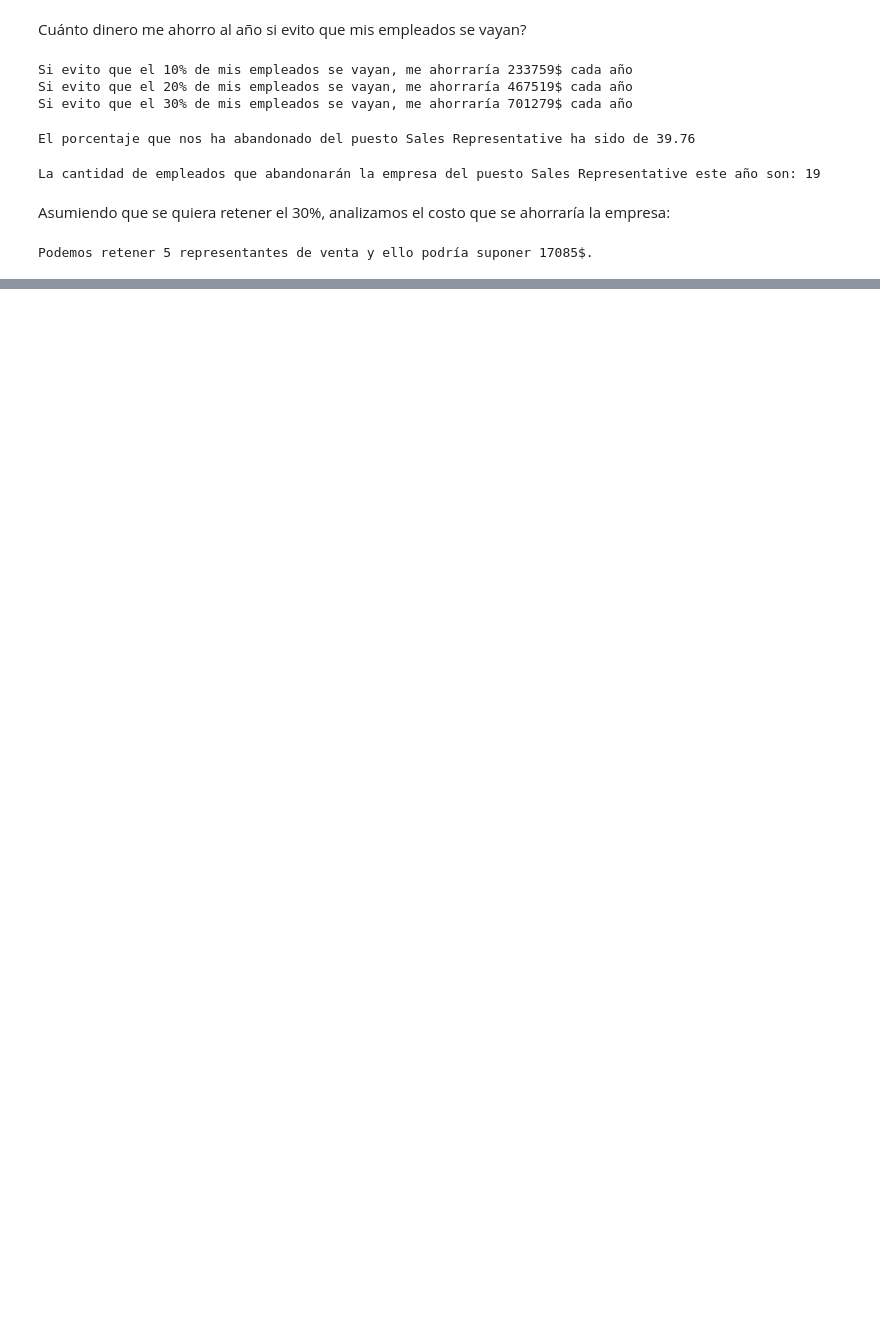
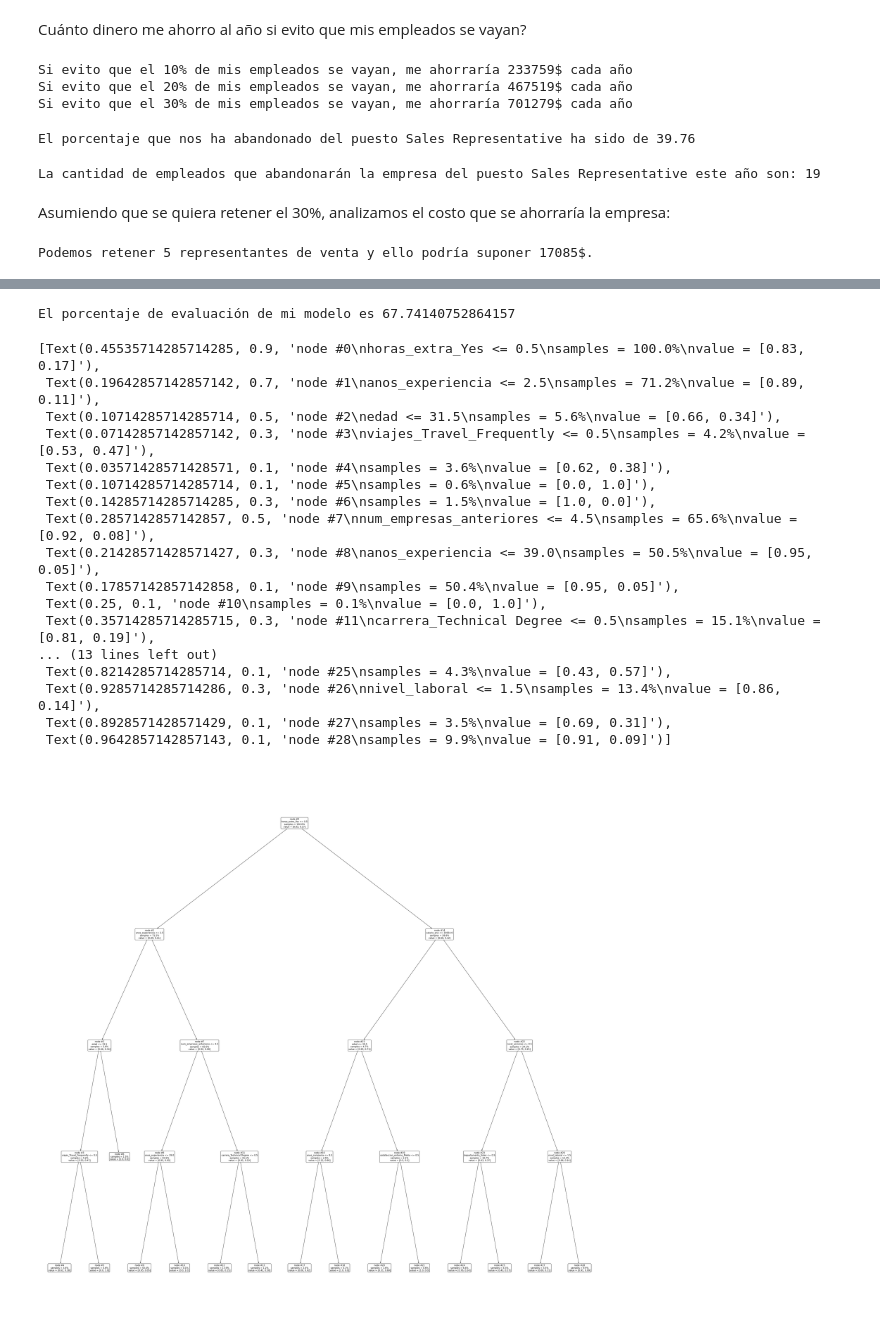
Before and after one commit to emontoyab/Proyecto, a Jupyter notebook: Proyecto.ipynb, the cells around one changed output, grey strips where cells are left out. Saved outputs shown, nothing was run; the diff lists cells and outputs as text; code cells hidden in the pictures; blank space fills up the shorter version.

Commit message:
feat: Modelo ML

```diff
--- a/Proyecto.ipynb
+++ b/Proyecto.ipynb
@@ -300,0 +346,10 @@ Podemos retener 5 representantes de venta y ello podría suponer 17085$.
+# %%
+df_ml = pd.concat([cat_ohe,num], axis = 1)
+# %%
+# Separación de variables predictoras
+x = df_ml.drop(columns = 'abandono')
+y = df_ml['abandono']
+# %%
+from sklearn.model_selection import train_test_split
+
+train_x, test_x, train_y, test_y = train_test_split(x,y,test_size=0.3)
@@ -300,0 +358,8 @@ Podemos retener 5 representantes de venta y ello podría suponer 17085$.
+# %%
+from sklearn.tree import DecisionTreeClassifier
+
+# Instanciar
+ac = DecisionTreeClassifier(max_depth = 4)
+
+#Entrenar
+ac.fit(train_x, train_y)
@@ -300,0 +383,39 @@ Podemos retener 5 representantes de venta y ello podría suponer 17085$.
+# %%
+#Evaluar
+from sklearn.metrics import roc_auc_score
+
+eva = roc_auc_score(test_y,pred)
+print(f'El porcentaje de evaluación de mi modelo es {eva*100}')
+# %% [output]
+El porcentaje de evaluación de mi modelo es 67.74140752864157
+# %%
+from sklearn.tree import plot_tree
+
+plt.figure(figsize = (50,50))
+
+plot_tree(ac,
+          feature_names = test_x.columns,
+          impurity = False,
+          node_ids = True,
+          proportion = True,
+          rounded = True,
+          precision = 2)
+# %% [output]
+[Text(0.45535714285714285, 0.9, 'node #0\nhoras_extra_Yes <= 0.5\nsamples = 100.0%\nvalue = [0.83, 0.17]'),
+ Text(0.19642857142857142, 0.7, 'node #1\nanos_experiencia <= 2.5\nsamples = 71.2%\nvalue = [0.89, 0.11]'),
+ Text(0.10714285714285714, 0.5, 'node #2\nedad <= 31.5\nsamples = 5.6%\nvalue = [0.66, 0.34]'),
+ Text(0.07142857142857142, 0.3, 'node #3\nviajes_Travel_Frequently <= 0.5\nsamples = 4.2%\nvalue = [0.53, 0.47]'),
+ Text(0.03571428571428571, 0.1, 'node #4\nsamples = 3.6%\nvalue = [0.62, 0.38]'),
+ Text(0.10714285714285714, 0.1, 'node #5\nsamples = 0.6%\nvalue = [0.0, 1.0]'),
+ Text(0.14285714285714285, 0.3, 'node #6\nsamples = 1.5%\nvalue = [1.0, 0.0]'),
+ Text(0.2857142857142857, 0.5, 'node #7\nnum_empresas_anteriores <= 4.5\nsamples = 65.6%\nvalue = [0.92, 0.08]'),
+ Text(0.21428571428571427, 0.3, 'node #8\nanos_experiencia <= 39.0\nsamples = 50.5%\nvalue = [0.95, 0.05]'),
+ Text(0.17857142857142858, 0.1, 'node #9\nsamples = 50.4%\nvalue = [0.95, 0.05]'),
+ Text(0.25, 0.1, 'node #10\nsamples = 0.1%\nvalue = [0.0, 1.0]'),
+ Text(0.35714285714285715, 0.3, 'node #11\ncarrera_Technical Degree <= 0.5\nsamples = 15.1%\nvalue = [0.81, 0.19]'),
+... (13 lines left out)
+ Text(0.8214285714285714, 0.1, 'node #25\nsamples = 4.3%\nvalue = [0.43, 0.57]'),
+ Text(0.9285714285714286, 0.3, 'node #26\nnivel_laboral <= 1.5\nsamples = 13.4%\nvalue = [0.86, 0.14]'),
+ Text(0.8928571428571429, 0.1, 'node #27\nsamples = 3.5%\nvalue = [0.69, 0.31]'),
+ Text(0.9642857142857143, 0.1, 'node #28\nsamples = 9.9%\nvalue = [0.91, 0.09]')]
+[figure, added]
```
Also changed, not shown: parts of 13 cells of this notebook, 1 other file.
